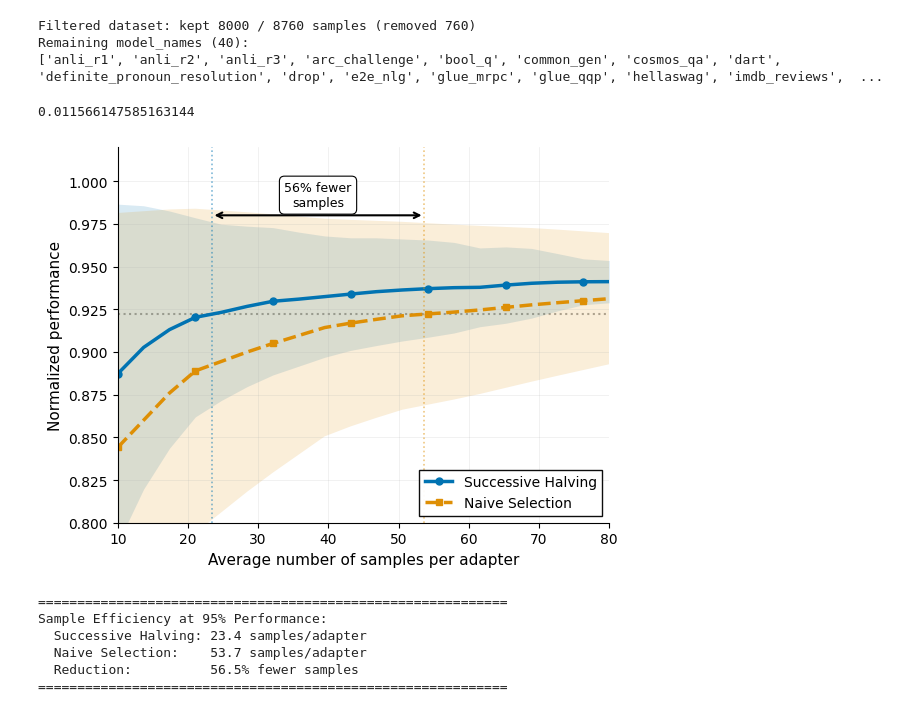
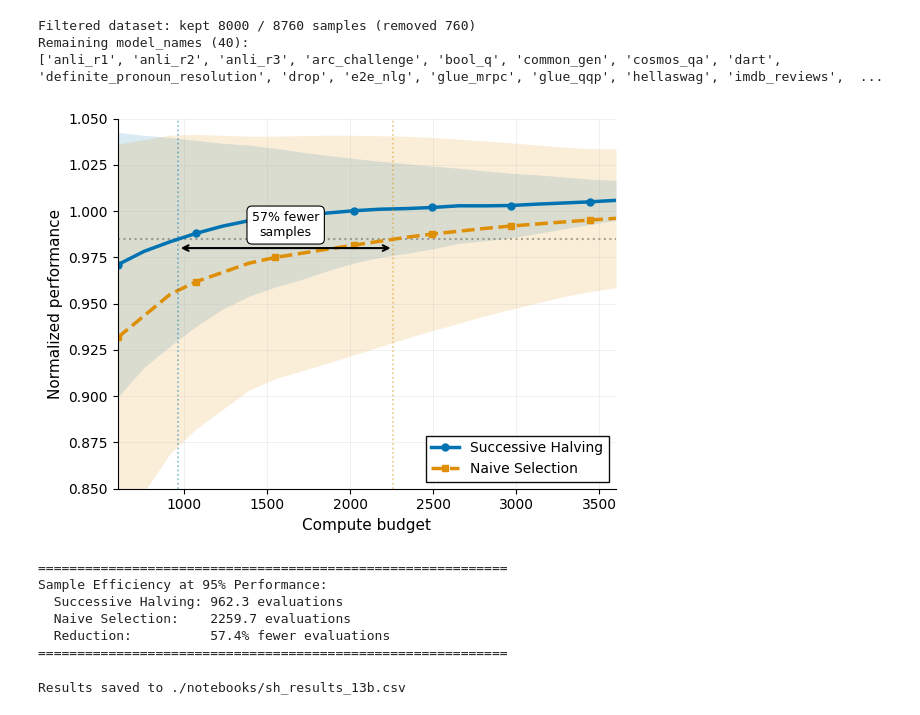
Before and after one commit to Igzi/fall-2025-semester-project, a Jupyter notebook: notebooks/sucessive_halving.ipynb, the cells around one changed output. Saved outputs shown, nothing was run; the diff lists cells and outputs as text; code cells hidden in the pictures.

Commit message:
Update sucessive halving results

```diff
--- a/notebooks/sucessive_halving.ipynb
+++ b/notebooks/sucessive_halving.ipynb
@@ -231,7 +249,7 @@ def select_model_sucessive_halving(model_output_dicts, val_dataset, model_names,
         # print(f"Round {round_idx+1}: Selected {len(models_remaining)} models (avg perf: {[f'{perf:.2f}' for _, perf in sorted_models[:num_models]]})")
         # print(f"  Models: {models_remaining}")
 
-    return models_remaining[0]
+    return models_remaining[0], total_cost
 
 def select_best_model(model_output_dicts, val_dataset, model_names, num_samples, seed):
     random.seed(seed)
@@ -248,9 +266,7 @@ def select_best_model(model_output_dicts, val_dataset, model_names, num_samples,
 
     # Select the best model
     best_model = max(model_performances.items(), key=lambda x: x[1])[0]
-    if model_name in best_model:
-        return model_name
-    return best_model
+    return best_model, num_samples * len(model_names)
 
 def evaluate_model_on_dataset(model_output_dicts, test_dataset, model_name):
     performances = []
@@ -335,29 +333,29 @@ def evaluate_naive(num_samples_per_adapter):
 # %%
 sh_results = []
 sh_std = []
+sh_costs = []
 for i in range(1,16):
-    mean, std = evaluate_sh(i)
+    mean, std, cost = evaluate_sh(i)
     sh_results.append(mean)
     sh_std.append(std)
+    sh_costs.append(cost)
 # %%
 naive_results = []
 naive_std = []
+naive_costs = []
 for i in range(10,201,10):
-    mean, std = evaluate_naive(i)
+    mean, std, cost = evaluate_naive(i)
     naive_results.append(mean)
     naive_std.append(std)
+    naive_costs.append(cost)
-# %%
-print(naive_std[18])
-# %% [output]
-0.011566147585163144
 # %%
 import matplotlib.pyplot as plt
 import numpy as np
 
-# Interpolation domain (10 to 80)
-sh_x_raw = np.array([77.5/15*i for i in range(1, 16)])  # Successive halving budgets
-naive_x_raw = np.array(range(10, 201, 10))  # Naive selection budgets
-budgets = np.linspace(10, 80, len(naive_results))
+# Interpolation domain (400 to 3200)
+sh_x_raw = np.array(sh_costs)  # Successive halving budgets
+naive_x_raw = np.array(naive_costs)  # Naive selection budgets
+budgets = np.linspace(600, 3600, 20)
 
 # Interpolate results + std
 sh_results_interp = np.interp(budgets, sh_x_raw, sh_results)
@@ -412,43 +410,70 @@ ax.axvline(naive_budget_95, color=color_naive, linestyle=':', linewidth=1.2, alp
 # Annotation showing sample reduction (moved higher)
 arrow_y = 0.98  # Position arrow higher on y-axis
 text_y = 1.0  # Position text slightly below arrow
 ax.annotate('',
             xy=(naive_budget_95, arrow_y), xytext=(sh_budget_95, arrow_y),
             arrowprops=dict(arrowstyle='<->', lw=1.5, color='black'))
 ax.text((sh_budget_95 + naive_budget_95) / 2, text_y,
         f'{sample_reduction:.0f}% fewer\nsamples',
         ha='center', va='top', fontsize=9,
         bbox=dict(boxstyle='round,pad=0.4', facecolor='white', edgecolor='black', linewidth=0.8))
 
 # Labels and formatting
-ax.set_xlabel('Average number of samples per adapter', fontsize=11, fontweight='normal')
+ax.set_xlabel('Compute budget', fontsize=11, fontweight='normal')
 ax.set_ylabel('Normalized performance', fontsize=11, fontweight='normal')
-ax.set_ylim(0.80, 1.02)
-ax.set_xlim(10, 80)
+ax.set_ylim(0.85, 1.05)
+ax.set_xlim(600, 3600)
 
 # Grid and legend
 ax.grid(True, alpha=0.25, linewidth=0.5, linestyle='-')
 ax.legend(loc='lower right', fontsize=10, frameon=True, fancybox=False,
           edgecolor='black', framealpha=0.95)
 
 # Remove top and right spines (cleaner look)
 ax.spines['top'].set_visible(False)
 ax.spines['right'].set_visible(False)
 
 plt.tight_layout()
 plt.show()
 
 print(f"\n{'='*60}")
 print(f"Sample Efficiency at 95% Performance:")
-print(f"  Successive Halving: {sh_budget_95:.1f} samples/adapter")
-print(f"  Naive Selection:    {naive_budget_95:.1f} samples/adapter")
-print(f"  Reduction:          {sample_reduction:.1f}% fewer samples")
+print(f"  Successive Halving: {sh_budget_95:.1f} evaluations")
+print(f"  Naive Selection:    {naive_budget_95:.1f} evaluations")
+print(f"  Reduction:          {sample_reduction:.1f}% fewer evaluations")
 print(f"{'='*60}\n")
 # %% [output]
-[figure, old version]
+[figure, new version]
 ============================================================
 Sample Efficiency at 95% Performance:
-  Successive Halving: 23.4 samples/adapter
-  Naive Selection:    53.7 samples/adapter
-  Reduction:          56.5% fewer samples
+  Successive Halving: 962.3 evaluations
+  Naive Selection:    2259.7 evaluations
+  Reduction:          57.4% fewer evaluations
 ============================================================
+# %%
+import csv
+
+# Save results to CSV
+csv_filename = f"./notebooks/sh_results_{model_size}.csv"
+
+with open(csv_filename, 'w', newline='') as csvfile:
+    writer = csv.writer(csvfile)
+
+    # Write header
+    writer.writerow(['sh_budget', 'sh_results', 'sh_std', 'naive_budget', 'naive_results', 'naive_std'])
+
+    # Write data rows - iterate through max of both lists
+    max_len = max(len(sh_results), len(naive_results))
+    for i in range(max_len):
+        writer.writerow([
+            sh_costs[i] if i < len(sh_costs) else '',
+            sh_results[i] if i < len(sh_results) else '',
+            sh_std[i] if i < len(sh_std) else '',
+            naive_costs[i] if i < len(naive_costs) else '',
+            naive_results[i] if i < len(naive_results) else '',
+            naive_std[i] if i < len(naive_std) else ''
+        ])
+
+print(f"Results saved to {csv_filename}")
+# %% [output]
+Results saved to ./notebooks/sh_results_13b.csv
```
Also changed, not shown: parts of 5 cells of this notebook, 2 other files.
